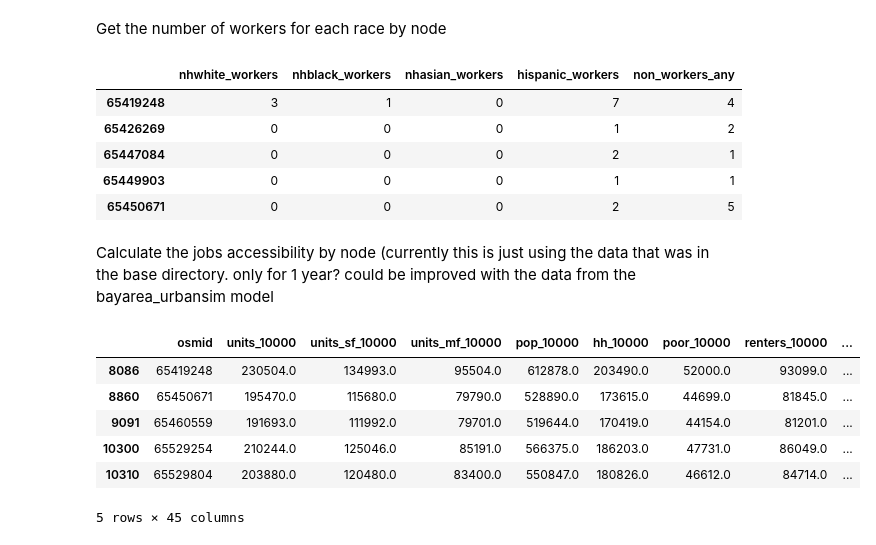
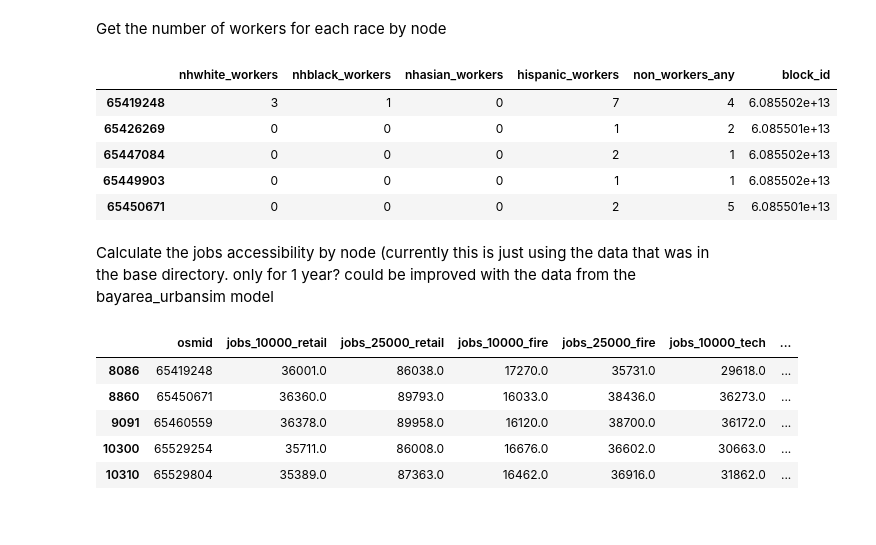
Before and after one commit to ual/ual_model_workspace, a Jupyter notebook: spring-2019-models/notebooks-amelia/indicators 1.ipynb, the cells around one changed output. Cells and saved outputs as stored; diff of their text form; code cells hidden in the pictures.

Commit message:
merged with existing drive vars. waiting to map to ask about shapefiles

```diff
--- a/spring-2019-models/notebooks-amelia/indicators 1.ipynb
+++ b/spring-2019-models/notebooks-amelia/indicators 1.ipynb
@@ -93,41 +93,47 @@ Get the number of workers for each race by node
 def workers_by_race(df):
     nhwhite_workers = sum((df["race_id"] == 1) & (df["hispanic"] == 1) & (df["worker"] == 1))
     nhblack_workers = sum((df["race_id"] == 2) & (df["hispanic"] == 1) & (df["worker"] == 1))
-
     nhasian_workers = sum((df["race_id"] == 6) & (df["hispanic"] == 1) & (df["worker"] == 1))
     hispanic_workers = sum((df["hispanic"] != 1) & (df["worker"] == 1))
     non_workers_any = sum(df["worker"] == 0)
-    return [nhwhite_workers, nhblack_workers, nhasian_workers, hispanic_workers, non_workers_any]
+    block = np.mean(df['block_id']) # i think this is ok for now because they should all be the same
+    return [nhwhite_workers, nhblack_workers, nhasian_workers, hispanic_workers, non_workers_any, block]
 # %%
 node_df_lol = []
 node_id_list = []
 for node_id, node_df in build_parcel.groupby("node_id"):
     node_id_list.append(node_id)
+#     display(node_df)
     row = []
     row.extend(workers_by_race(node_df))
     node_df_lol.append(row)
 workers_by_node = pd.DataFrame(node_df_lol, columns=["nhwhite_workers", "nhblack_workers","nhasian_workers",
-              "hispanic_workers", "non_workers_any"], index=node_id_list)
+              "hispanic_workers", "non_workers_any", "block_id"], index=node_id_list)
 workers_by_node.head()
 # %% [output]
-|  | nhwhite_workers | nhblack_workers | nhasian_workers | hispanic_workers | non_workers_any |
-| 65419248 | 3 | 1 | 0 | 7 | 4 |
-| 65426269 | 0 | 0 | 0 | 1 | 2 |
-| 65447084 | 0 | 0 | 0 | 2 | 1 |
-| 65449903 | 0 | 0 | 0 | 1 | 1 |
-| 65450671 | 0 | 0 | 0 | 2 | 5 |
+|  | nhwhite_workers | nhblack_workers | nhasian_workers | hispanic_workers | non_workers_any | block_id |
+| 65419248 | 3 | 1 | 0 | 7 | 4 | 6.085502e+13 |
+| 65426269 | 0 | 0 | 0 | 1 | 2 | 6.085501e+13 |
+| 65447084 | 0 | 0 | 0 | 2 | 1 | 6.085502e+13 |
+| 65449903 | 0 | 0 | 0 | 1 | 1 | 6.085502e+13 |
+| 65450671 | 0 | 0 | 0 | 2 | 5 | 6.085501e+13 |
 # %% [markdown]
 Calculate the jobs accessibility by node (currently this is just using the data that was in the base directory. only for 1 year? could be improved with the data from the bayarea_urbansim model
 # %%
 drive_net_vars = pd.read_csv(dd + "drive_net_vars.csv", nrows=100000)
 workers_drive_vars = pd.merge(drive_net_vars, workers_by_node, left_on="osmid", right_index=True, how='inner')
-workers_drive_vars.head()
+drive_jobs_vars = workers_drive_vars[['osmid', 'jobs_10000_retail',
+       'jobs_25000_retail', 'jobs_10000_fire', 'jobs_25000_fire',
+       'jobs_10000_tech', 'jobs_25000_tech', 'jobs_10000_serv',
+       'jobs_25000_serv', 'pop_jobs_ratio_10000', 'pop_jobs_ratio_25000',
+       'nhwhite_workers', 'nhblack_workers', 'nhasian_workers',
+       'hispanic_workers', 'non_workers_any', "block_id"]]
+drive_jobs_vars.head()
 # %% [output]
-|  | osmid | units_10000 | units_sf_10000 | units_mf_10000 | pop_10000 | hh_10000 | poor_10000 | renters_10000 | ... |
-| 8086 | 65419248 | 230504.0 | 134993.0 | 95504.0 | 612878.0 | 203490.0 | 52000.0 | 93099.0 | ... |
-| 8860 | 65450671 | 195470.0 | 115680.0 | 79790.0 | 528890.0 | 173615.0 | 44699.0 | 81845.0 | ... |
-| 9091 | 65460559 | 191693.0 | 111992.0 | 79701.0 | 519644.0 | 170419.0 | 44154.0 | 81201.0 | ... |
-| 10300 | 65529254 | 210244.0 | 125046.0 | 85191.0 | 566375.0 | 186203.0 | 47731.0 | 86049.0 | ... |
-| 10310 | 65529804 | 203880.0 | 120480.0 | 83400.0 | 550847.0 | 180826.0 | 46612.0 | 84714.0 | ... |
+|  | osmid | jobs_10000_retail | jobs_25000_retail | jobs_10000_fire | jobs_25000_fire | jobs_10000_tech | ... |
+| 8086 | 65419248 | 36001.0 | 86038.0 | 17270.0 | 35731.0 | 29618.0 | ... |
+| 8860 | 65450671 | 36360.0 | 89793.0 | 16033.0 | 38436.0 | 36273.0 | ... |
+| 9091 | 65460559 | 36378.0 | 89958.0 | 16120.0 | 38700.0 | 36172.0 | ... |
+| 10300 | 65529254 | 35711.0 | 86008.0 | 16676.0 | 36602.0 | 30663.0 | ... |
+| 10310 | 65529804 | 35389.0 | 87363.0 | 16462.0 | 36916.0 | 31862.0 | ... |
-5 rows × 45 columns
 # %%
```
Also changed, not shown: parts of 2 cells of this notebook.
